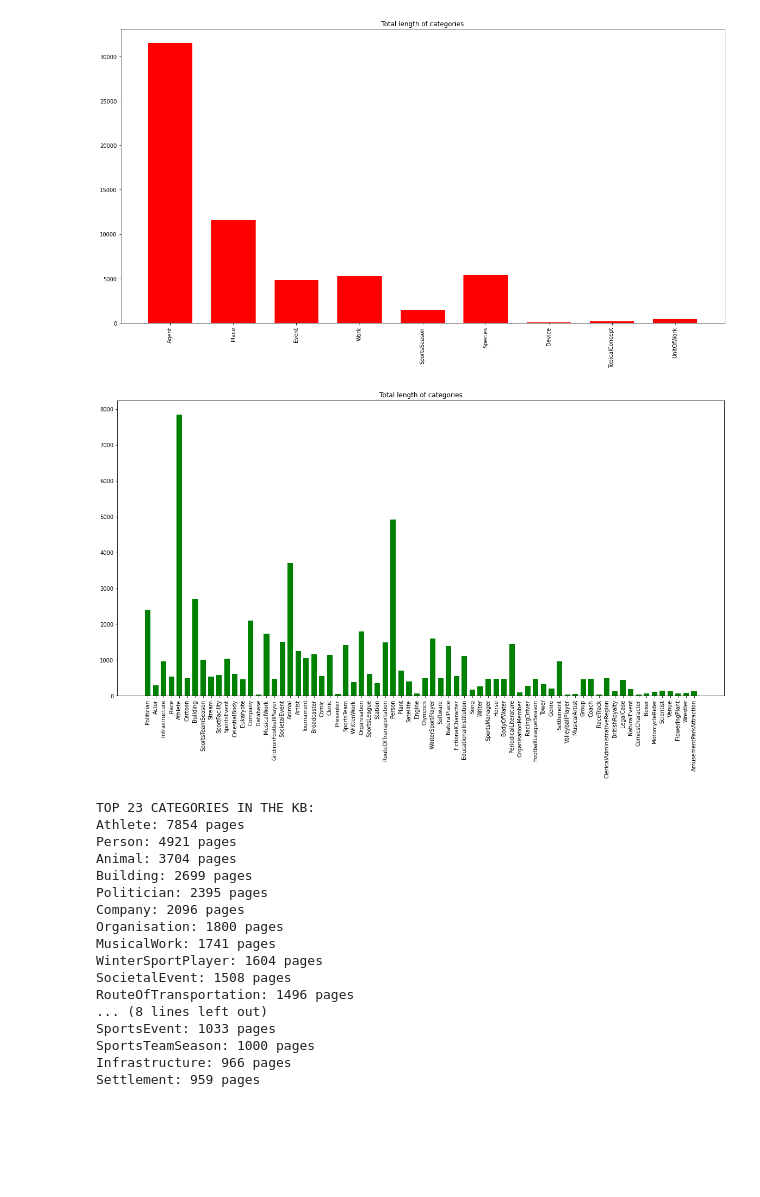
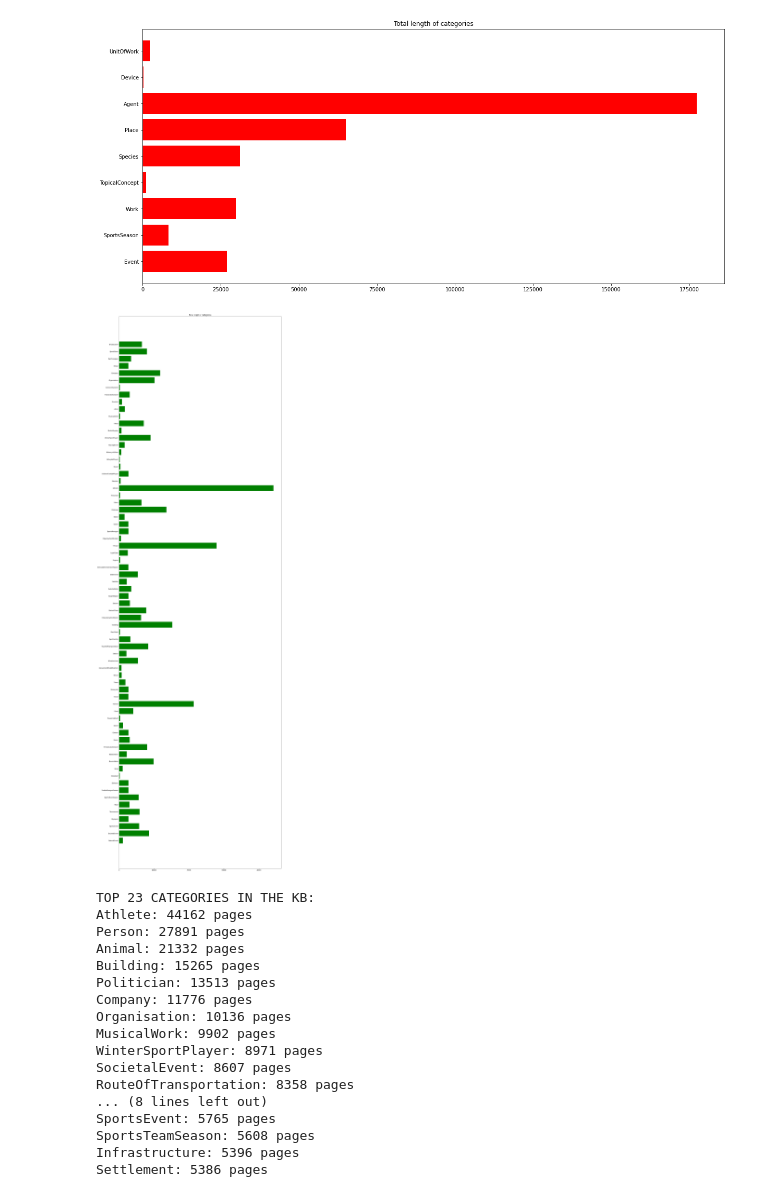
Before and after one commit to nictuss/WIR-project, a Jupyter notebook: WIRNotebook.ipynb, the cells around one changed output. Drawn from its saved outputs; the diff is of its cells as text; code cells hidden in the pictures; blank space fills up the shorter version.

Commit message:
added the datasets folder and final version of the notebook

```diff
--- a/WIRNotebook.ipynb
+++ b/WIRNotebook.ipynb
@@ -8,0 +78,3 @@ val_set = pd.read_csv('Datasets/dbpedia-classes/DBPEDIA_val.csv')
+# %%
+kbase = pd.read_csv('Datasets/WIR_P12/dbpedia-classes/DBP_wiki_data_notext_nocomma.csv')
+kbase.columns
@@ -11,64 +85,63 @@ val_set = pd.read_csv('Datasets/dbpedia-classes/DBPEDIA_val.csv')
+# %%
+def count_occurrences(level):
+
+    categories = kbase[level]
+
+    category_info_dict = {}
+
+    for cat in categories:
+        if cat in category_info_dict:
+            category_info_dict[cat] += 1
+        else:
+            category_info_dict[cat] = 0
+    return category_info_dict
 # %%
 %matplotlib inline
 
 def plot_kb_distr(level):
-    category = test_set[level]
 
-    nb_categories = len(set(category))
+    category_info_dict = count_occurrences(level)
 
-    category_info_dict = {}
+    labels = list(category_info_dict.keys())
+    values = list(category_info_dict.values())
 
-    for cat in category:
-        if(cat in category_info_dict):
-            category_info_dict[cat] += 1
-        else:
-            category_info_dict[cat] = 0
-
-    labels = category_info_dict.keys()
-    values = category_info_dict.values()
-
-    plt.figure(figsize=(20,10))
+    plt.figure(figsize=(20,len(values)))
     plt.title('Total length of categories')
 
     cmap = {'l1': 'r', 'l2':'g', 'l3': 'b'}
 
     for i, cat in enumerate(category_info_dict):
-        plt.bar(labels, values, color=cmap[level], width=.7, label = cat)
-
-    if level == 'l3':
-        plt.xticks(rotation = 'vertical', fontsize = 'xx-small')
-    else:
-        plt.xticks(rotation = 'vertical')
+        plt.barh(labels, values, color=cmap[level])
 
     plt.show()
 
     sorted_categories = sorted(category_info_dict.items(), key=lambda x: x[1], reverse=True)
 
     if level == 'l2':
         print('TOP 23 CATEGORIES IN THE KB:')
         for cat, value in sorted_categories[:23]:
             print('{}: {} pages'.format(cat, value))
 
 plot_kb_distr('l1')
 plot_kb_distr('l2')
 plot_kb_distr('l3')
 # %% [output]
-[figure, old version]
+[figure, new version]
-[figure, old version]
+[figure, new version]
 TOP 23 CATEGORIES IN THE KB:
-Athlete: 7854 pages
-Person: 4921 pages
-Animal: 3704 pages
-Building: 2699 pages
-Politician: 2395 pages
-Company: 2096 pages
-Organisation: 1800 pages
-MusicalWork: 1741 pages
-WinterSportPlayer: 1604 pages
-SocietalEvent: 1508 pages
-RouteOfTransportation: 1496 pages
+Athlete: 44162 pages
+Person: 27891 pages
+Animal: 21332 pages
+Building: 15265 pages
+Politician: 13513 pages
+Company: 11776 pages
+Organisation: 10136 pages
+MusicalWork: 9902 pages
+WinterSportPlayer: 8971 pages
+SocietalEvent: 8607 pages
+RouteOfTransportation: 8358 pages
 ... (8 lines left out)
-SportsEvent: 1033 pages
-SportsTeamSeason: 1000 pages
-Infrastructure: 966 pages
-Settlement: 959 pages
+SportsEvent: 5765 pages
+SportsTeamSeason: 5608 pages
+Infrastructure: 5396 pages
+Settlement: 5386 pages
```
Also changed, not shown: parts of 37 cells of this notebook.
